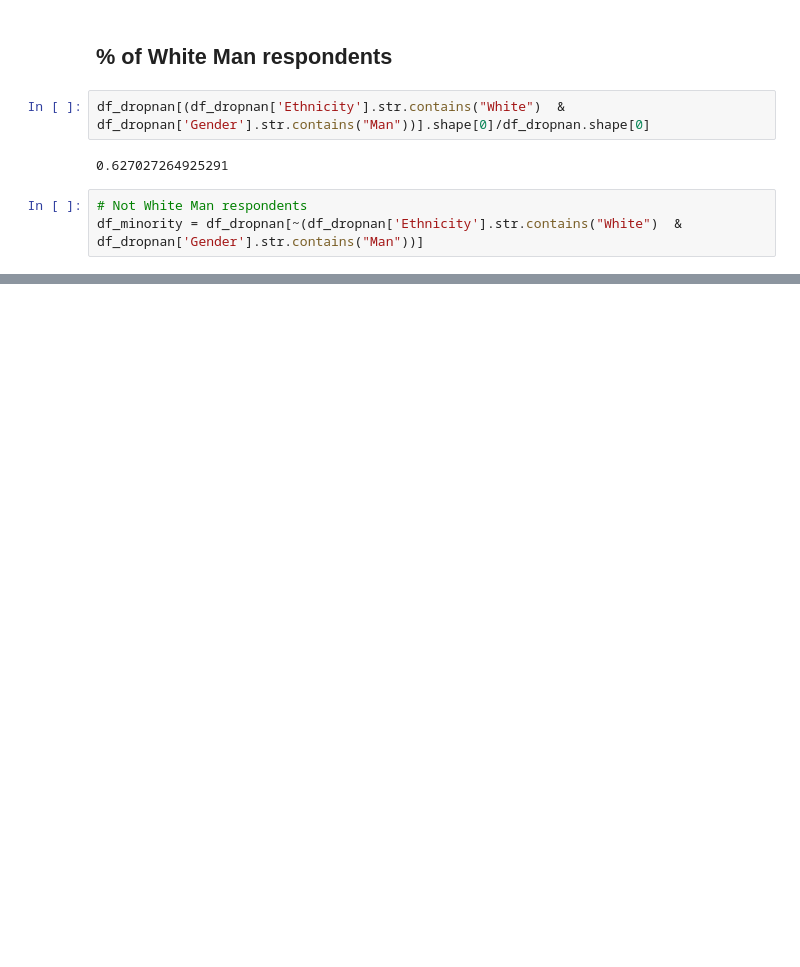
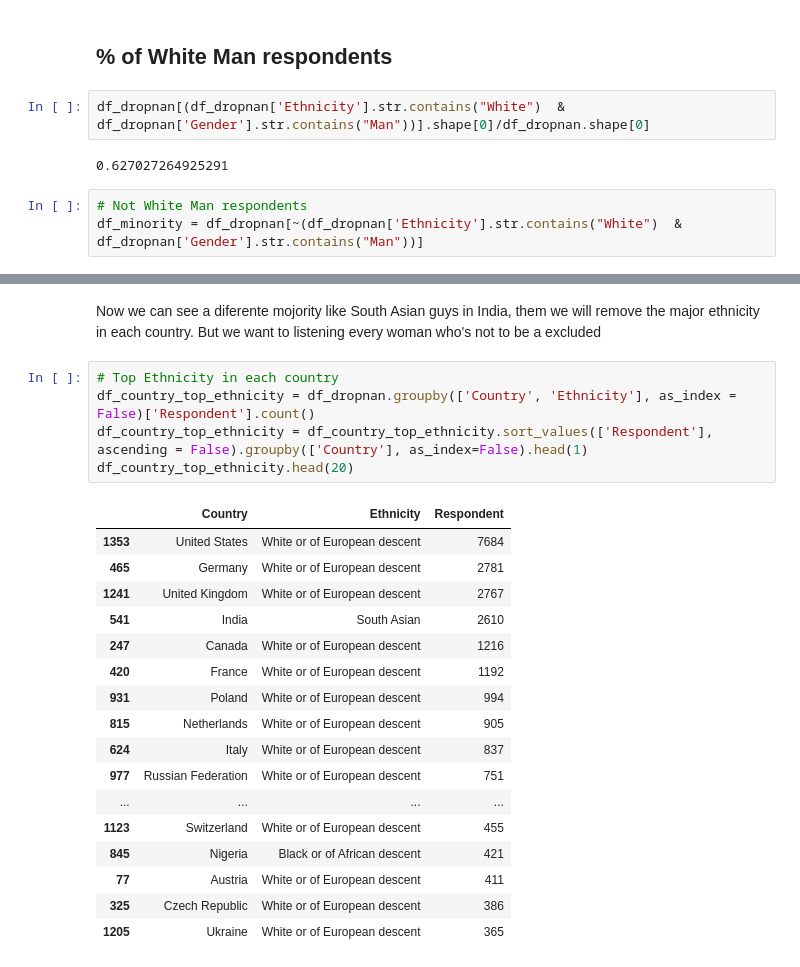
Before and after one commit to sobrinhodasilva/StackOverFlowAnswersMinorities, a Jupyter notebook: StackOverflowMinoritiesAnswers.ipynb, the cells around one changed output, grey strips where cells are left out. Drawn from its saved outputs; the diff is of its cells as text; blank space fills up the shorter version.

```diff
--- a/StackOverflowMinoritiesAnswers.ipynb
+++ b/StackOverflowMinoritiesAnswers.ipynb
@@ -117,3 +128,28 @@ Middle Eastern;White or of European descent
 East Asian;Middle Eastern                                                         Man                                                          21
 Biracial                                                                          Woman                                                        20
 Name: Respondent, dtype: int64
+# %% [markdown]
+Now we can see a diferente mojority like South Asian guys in India, them we will remove the major ethnicity in each country. But we want to listening every woman who's not to be a excluded
+# %%
+# Top Ethnicity in each country
+df_country_top_ethnicity = df_dropnan.groupby(['Country', 'Ethnicity'], as_index = False)['Respondent'].count()
+df_country_top_ethnicity = df_country_top_ethnicity.sort_values(['Respondent'], ascending = False).groupby(['Country'], as_index=False).head(1)
+df_country_top_ethnicity.head(20)
+# %% [output]
+|  | Country | Ethnicity | Respondent |
+| 1353 | United States | White or of European descent | 7684 |
+| 465 | Germany | White or of European descent | 2781 |
+| 1241 | United Kingdom | White or of European descent | 2767 |
+| 541 | India | South Asian | 2610 |
+| 247 | Canada | White or of European descent | 1216 |
+| 420 | France | White or of European descent | 1192 |
+| 931 | Poland | White or of European descent | 994 |
+| 815 | Netherlands | White or of European descent | 905 |
+| 624 | Italy | White or of European descent | 837 |
+| 977 | Russian Federation | White or of European descent | 751 |
+| ... | ... | ... | ... |
+| 1123 | Switzerland | White or of European descent | 455 |
+| 845 | Nigeria | Black or of African descent | 421 |
+| 77 | Austria | White or of European descent | 411 |
+| 325 | Czech Republic | White or of European descent | 386 |
+| 1205 | Ukraine | White or of European descent | 365 |
```
Also changed, not shown: parts of 11 cells of this notebook.
